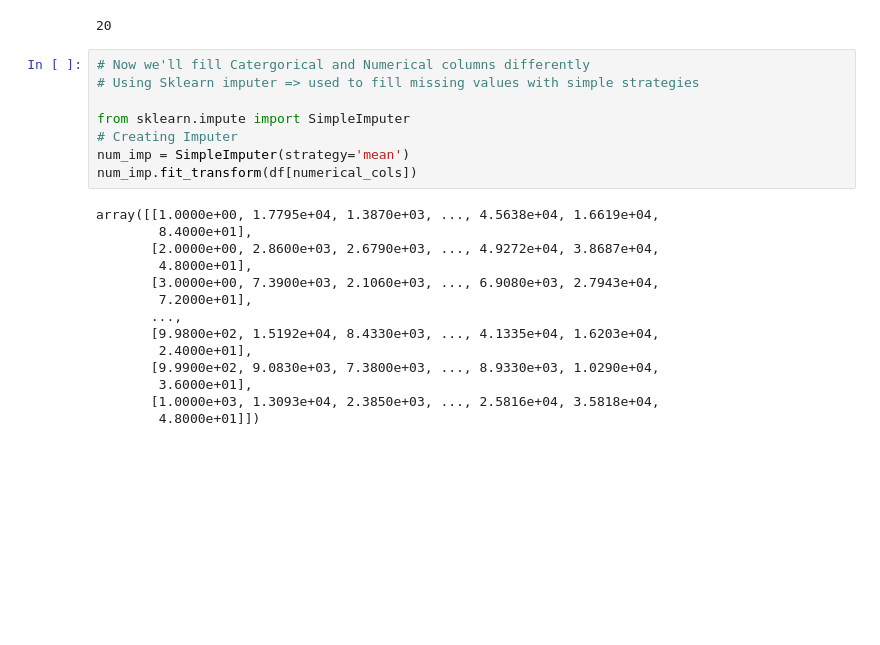
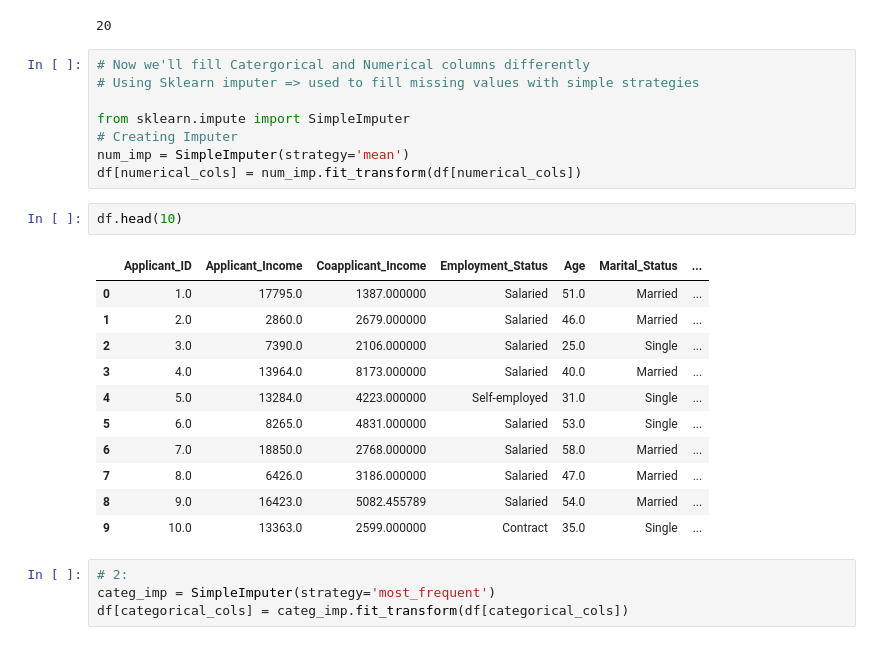
Before and after one commit to Vanshaj14Mohan/CreditWise-Loan-Approval-System, a Jupyter notebook: Files/main.ipynb, the cells around one changed output. Cells and saved outputs as stored; diff of their text form; blank space fills up the shorter version.

```diff
--- a/Files/main.ipynb
+++ b/Files/main.ipynb
@@ -171,18 +171,22 @@ categorical_cols.size + numerical_cols.size
 from sklearn.impute import SimpleImputer
 # Creating Imputer
 num_imp = SimpleImputer(strategy='mean')
-num_imp.fit_transform(df[numerical_cols])
+df[numerical_cols] = num_imp.fit_transform(df[numerical_cols])
-# %% [output]
-array([[1.0000e+00, 1.7795e+04, 1.3870e+03, ..., 4.5638e+04, 1.6619e+04,
-        8.4000e+01],
-       [2.0000e+00, 2.8600e+03, 2.6790e+03, ..., 4.9272e+04, 3.8687e+04,
-        4.8000e+01],
-       [3.0000e+00, 7.3900e+03, 2.1060e+03, ..., 6.9080e+03, 2.7943e+04,
-        7.2000e+01],
-       ...,
-       [9.9800e+02, 1.5192e+04, 8.4330e+03, ..., 4.1335e+04, 1.6203e+04,
-        2.4000e+01],
-       [9.9900e+02, 9.0830e+03, 7.3800e+03, ..., 8.9330e+03, 1.0290e+04,
-        3.6000e+01],
-       [1.0000e+03, 1.3093e+04, 2.3850e+03, ..., 2.5816e+04, 3.5818e+04,
-        4.8000e+01]])
+# %%
+df.head(10)
+# %% [output]
+|  | Applicant_ID | Applicant_Income | Coapplicant_Income | Employment_Status | Age | Marital_Status | ... |
+| 0 | 1.0 | 17795.0 | 1387.000000 | Salaried | 51.0 | Married | ... |
+| 1 | 2.0 | 2860.0 | 2679.000000 | Salaried | 46.0 | Married | ... |
+| 2 | 3.0 | 7390.0 | 2106.000000 | Salaried | 25.0 | Single | ... |
+| 3 | 4.0 | 13964.0 | 8173.000000 | Salaried | 40.0 | Married | ... |
+| 4 | 5.0 | 13284.0 | 4223.000000 | Self-employed | 31.0 | Single | ... |
+| 5 | 6.0 | 8265.0 | 4831.000000 | Salaried | 53.0 | Single | ... |
+| 6 | 7.0 | 18850.0 | 2768.000000 | Salaried | 58.0 | Married | ... |
+| 7 | 8.0 | 6426.0 | 3186.000000 | Salaried | 47.0 | Married | ... |
+| 8 | 9.0 | 16423.0 | 5082.455789 | Salaried | 54.0 | Married | ... |
+| 9 | 10.0 | 13363.0 | 2599.000000 | Contract | 35.0 | Single | ... |
+# %%
+# 2:
+categ_imp = SimpleImputer(strategy='most_frequent')
+df[categorical_cols] = categ_imp.fit_transform(df[categorical_cols])
```
Also changed, not shown: parts of 3 cells of this notebook.
